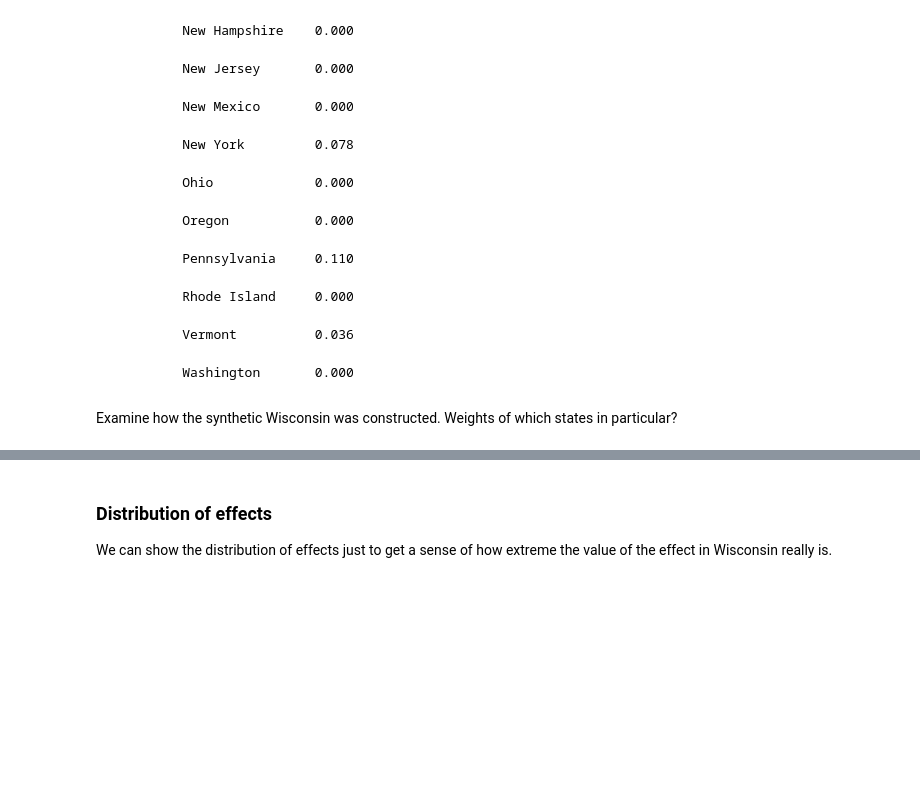
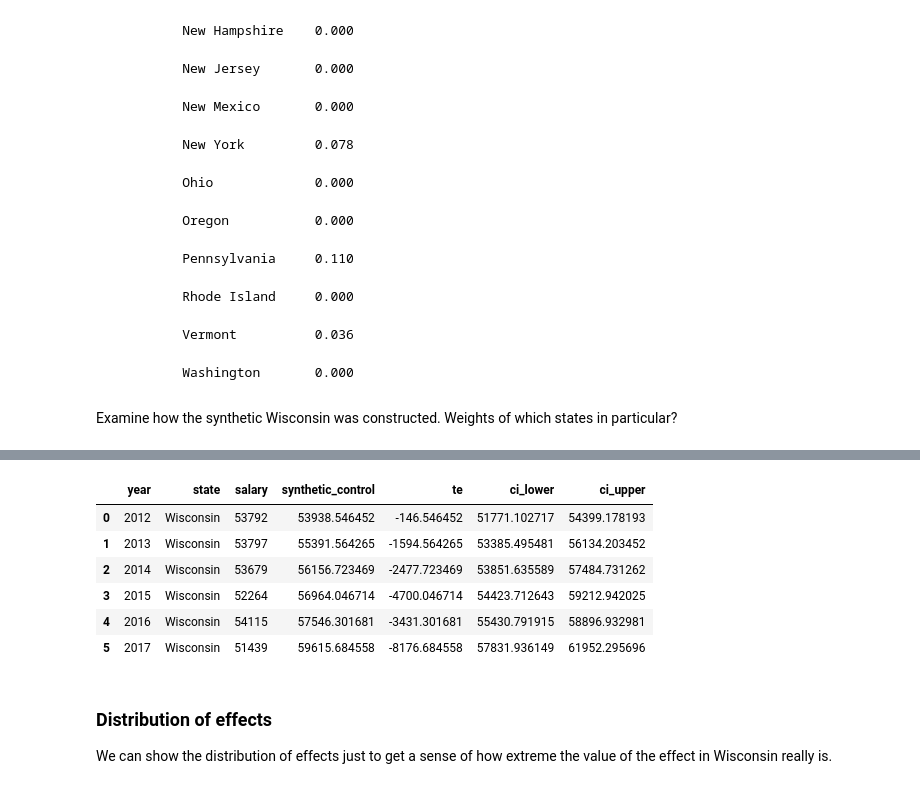
Before and after one commit to ricochn02/526-project, a Jupyter notebook: report.ipynb, the cells around one changed output, grey strips where cells are left out. Cells and saved outputs as stored; diff of their text form; code cells hidden in the pictures; blank space fills up the shorter version.

```diff
--- a/report.ipynb
+++ b/report.ipynb
@@ -367,3 +410,32 @@ scplot(result2, e_out=True, x_lab="year", y_lab="Average State Teacher Salary")
+# %%
+# Extract confidence intervals
+ci_df = (
+    result.CI_in_sample[["Lower", "Upper"]]
+    .reset_index()
+    .rename(columns={"Time": "year"})
+)
+
+ci_df["ci_lower"] = scaler.inverse_transform(ci_df[["Lower"]]).ravel()
+ci_df["ci_upper"] = scaler.inverse_transform(ci_df[["Upper"]]).ravel()
+
+df_te_wi["year"] = df_te_wi["year"].astype(int)
+ci_df["year"] = ci_df["year"].astype(int)
+
+df_te_wi = df_te_wi.merge(
+    ci_df[["year", "ci_lower", "ci_upper"]],
+    on="year",
+    how="left"
+)
+
+df_te_wi
+# %% [output]
+|  | year | state | salary | synthetic_control | te | ci_lower | ci_upper |
+| 0 | 2012 | Wisconsin | 53792 | 53938.546452 | -146.546452 | 51771.102717 | 54399.178193 |
+| 1 | 2013 | Wisconsin | 53797 | 55391.564265 | -1594.564265 | 53385.495481 | 56134.203452 |
+| 2 | 2014 | Wisconsin | 53679 | 56156.723469 | -2477.723469 | 53851.635589 | 57484.731262 |
+| 3 | 2015 | Wisconsin | 52264 | 56964.046714 | -4700.046714 | 54423.712643 | 59212.942025 |
+| 4 | 2016 | Wisconsin | 54115 | 57546.301681 | -3431.301681 | 55430.791915 | 58896.932981 |
+| 5 | 2017 | Wisconsin | 51439 | 59615.684558 | -8176.684558 | 57831.936149 | 61952.295696 |
 # %% [markdown]
 ### Distribution of effects
 
```
Also changed, not shown: parts of 20 cells of this notebook.
